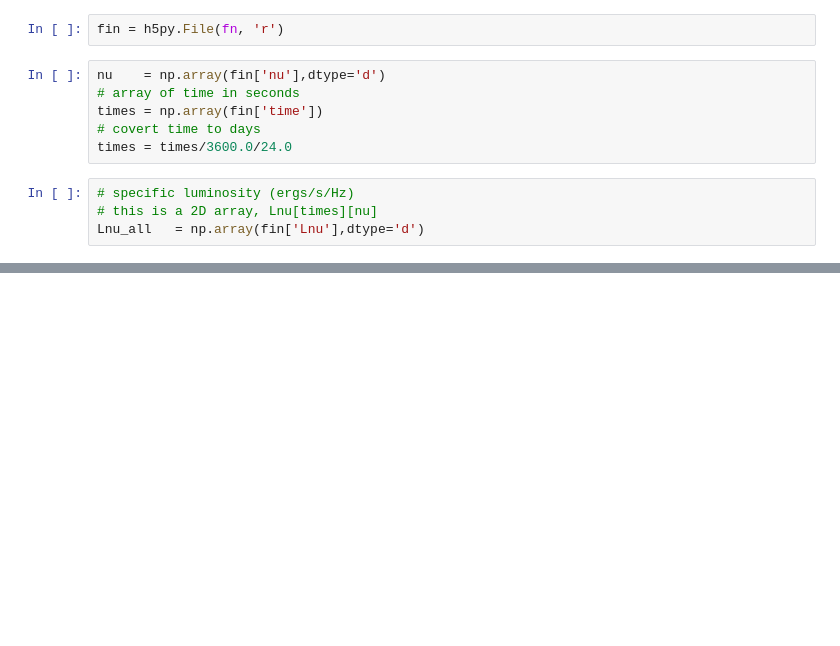
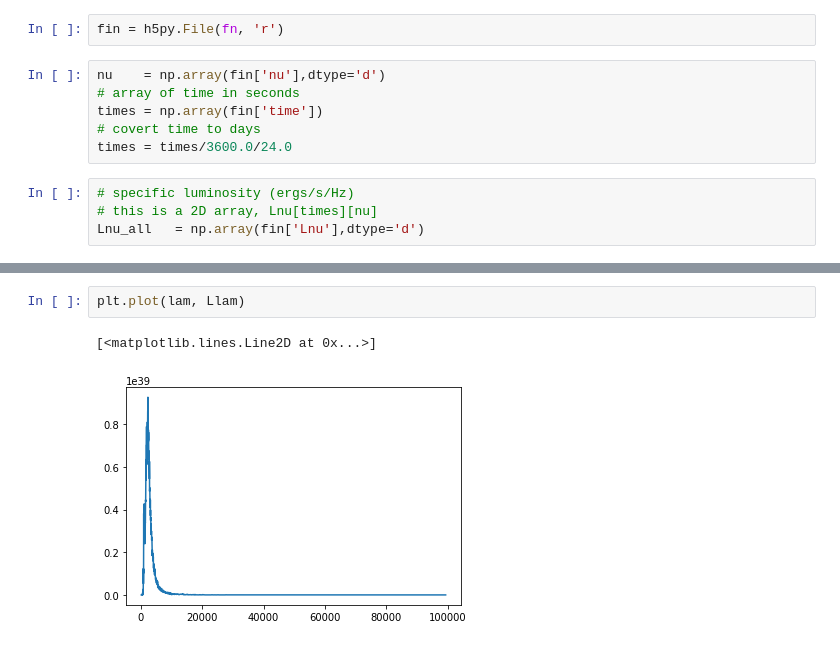
Before and after one commit to mrtommyb/messing-with-gw, a Jupyter notebook: code/kasen_model.ipynb, the cells around one changed output, grey strips where cells are left out. Saved outputs shown, nothing was run; the diff lists cells and outputs as text; blank space fills up the shorter version.

```diff
--- a/code/kasen_model.ipynb
+++ b/code/kasen_model.ipynb
@@ -70,0 +90,5 @@ array([ 99467.73103484,  99071.4445654 ,  98676.73925402, ...,
+# %%
+plt.plot(lam, Llam)
+# %% [output]
+[<matplotlib.lines.Line2D at 0x...>]
+[figure, added]
```
Also changed, not shown: parts of 13 cells of this notebook, 15 other files.
